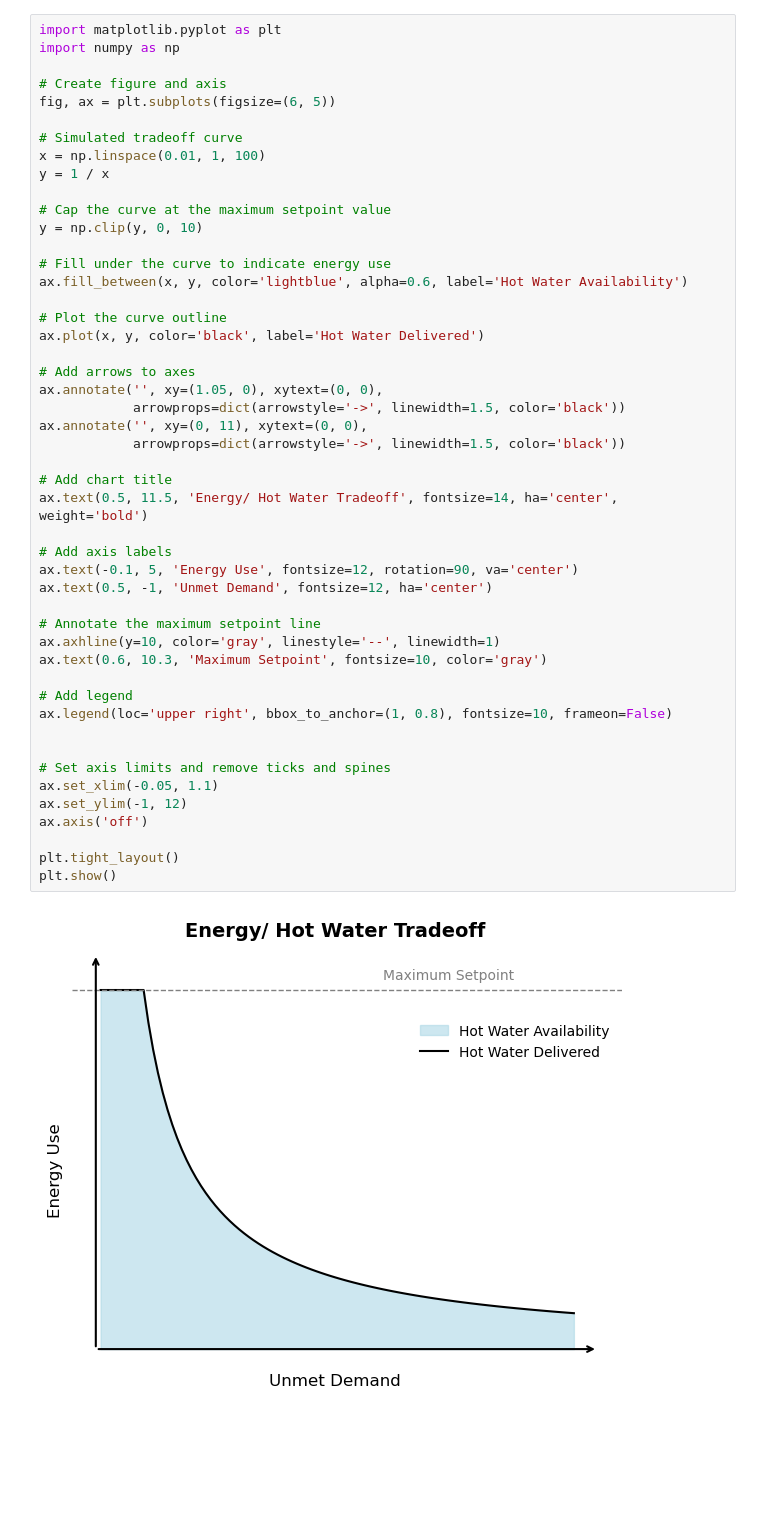
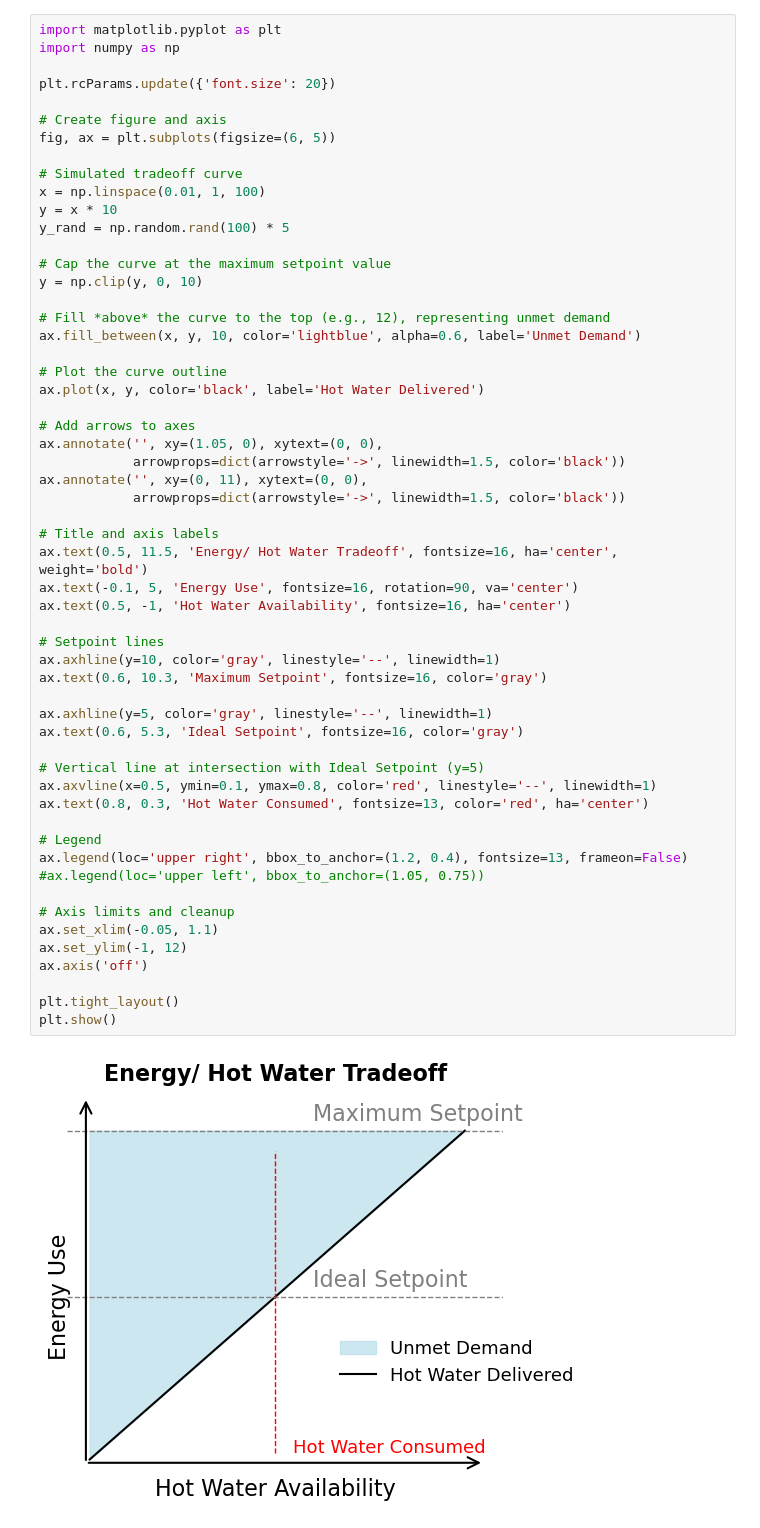
Before and after one commit to NREL/OCHRE, a Jupyter notebook: bin/generate_figures.ipynb, the cells around one changed output. Cells and saved outputs as stored; diff of their text form; blank space fills up the shorter version.

```diff
--- a/bin/generate_figures.ipynb
+++ b/bin/generate_figures.ipynb
@@ -1,50 +1,58 @@
 # %%
 import matplotlib.pyplot as plt
 import numpy as np
+
+plt.rcParams.update({'font.size': 20})
 
 # Create figure and axis
 fig, ax = plt.subplots(figsize=(6, 5))
 
 # Simulated tradeoff curve
 x = np.linspace(0.01, 1, 100)
-y = 1 / x
+y = x * 10
+y_rand = np.random.rand(100) * 5
 
 # Cap the curve at the maximum setpoint value
 y = np.clip(y, 0, 10)
 
-# Fill under the curve to indicate energy use
-ax.fill_between(x, y, color='lightblue', alpha=0.6, label='Hot Water Availability')
+# Fill *above* the curve to the top (e.g., 12), representing unmet demand
+ax.fill_between(x, y, 10, color='lightblue', alpha=0.6, label='Unmet Demand')
 
 # Plot the curve outline
 ax.plot(x, y, color='black', label='Hot Water Delivered')
 
 # Add arrows to axes
 ax.annotate('', xy=(1.05, 0), xytext=(0, 0),
             arrowprops=dict(arrowstyle='->', linewidth=1.5, color='black'))
 ax.annotate('', xy=(0, 11), xytext=(0, 0),
             arrowprops=dict(arrowstyle='->', linewidth=1.5, color='black'))
 
-# Add chart title
-ax.text(0.5, 11.5, 'Energy/ Hot Water Tradeoff', fontsize=14, ha='center', weight='bold')
+# Title and axis labels
+ax.text(0.5, 11.5, 'Energy/ Hot Water Tradeoff', fontsize=16, ha='center', weight='bold')
+ax.text(-0.1, 5, 'Energy Use', fontsize=16, rotation=90, va='center')
+ax.text(0.5, -1, 'Hot Water Availability', fontsize=16, ha='center')
 
-# Add axis labels
-ax.text(-0.1, 5, 'Energy Use', fontsize=12, rotation=90, va='center')
-ax.text(0.5, -1, 'Unmet Demand', fontsize=12, ha='center')
+# Setpoint lines
+ax.axhline(y=10, color='gray', linestyle='--', linewidth=1)
+ax.text(0.6, 10.3, 'Maximum Setpoint', fontsize=16, color='gray')
 
-# Annotate the maximum setpoint line
-ax.axhline(y=10, color='gray', linestyle='--', linewidth=1)
-ax.text(0.6, 10.3, 'Maximum Setpoint', fontsize=10, color='gray')
+ax.axhline(y=5, color='gray', linestyle='--', linewidth=1)
+ax.text(0.6, 5.3, 'Ideal Setpoint', fontsize=16, color='gray')
 
-# Add legend
-ax.legend(loc='upper right', bbox_to_anchor=(1, 0.8), fontsize=10, frameon=False)
+# Vertical line at intersection with Ideal Setpoint (y=5)
+ax.axvline(x=0.5, ymin=0.1, ymax=0.8, color='red', linestyle='--', linewidth=1)
+ax.text(0.8, 0.3, 'Hot Water Consumed', fontsize=13, color='red', ha='center')
 
+# Legend
+ax.legend(loc='upper right', bbox_to_anchor=(1.2, 0.4), fontsize=13, frameon=False)
+#ax.legend(loc='upper left', bbox_to_anchor=(1.05, 0.75))
 
-# Set axis limits and remove ticks and spines
+# Axis limits and cleanup
 ax.set_xlim(-0.05, 1.1)
 ax.set_ylim(-1, 12)
 ax.axis('off')
 
 plt.tight_layout()
 plt.show()
 # %% [output]
-[figure, old version]
+[figure, new version]
```
Also changed, not shown: parts of 1 cell of this notebook, 9 other files.
